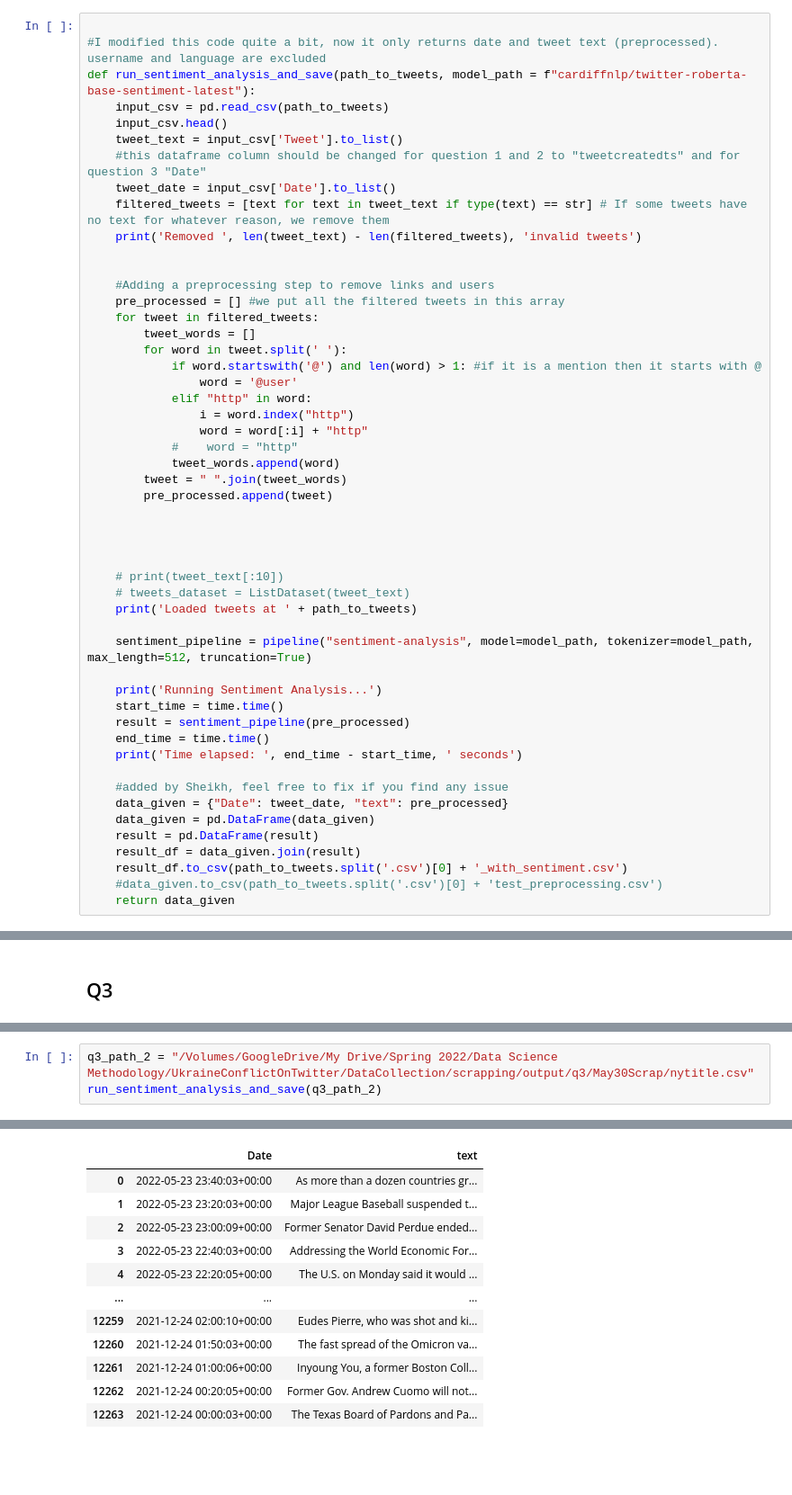
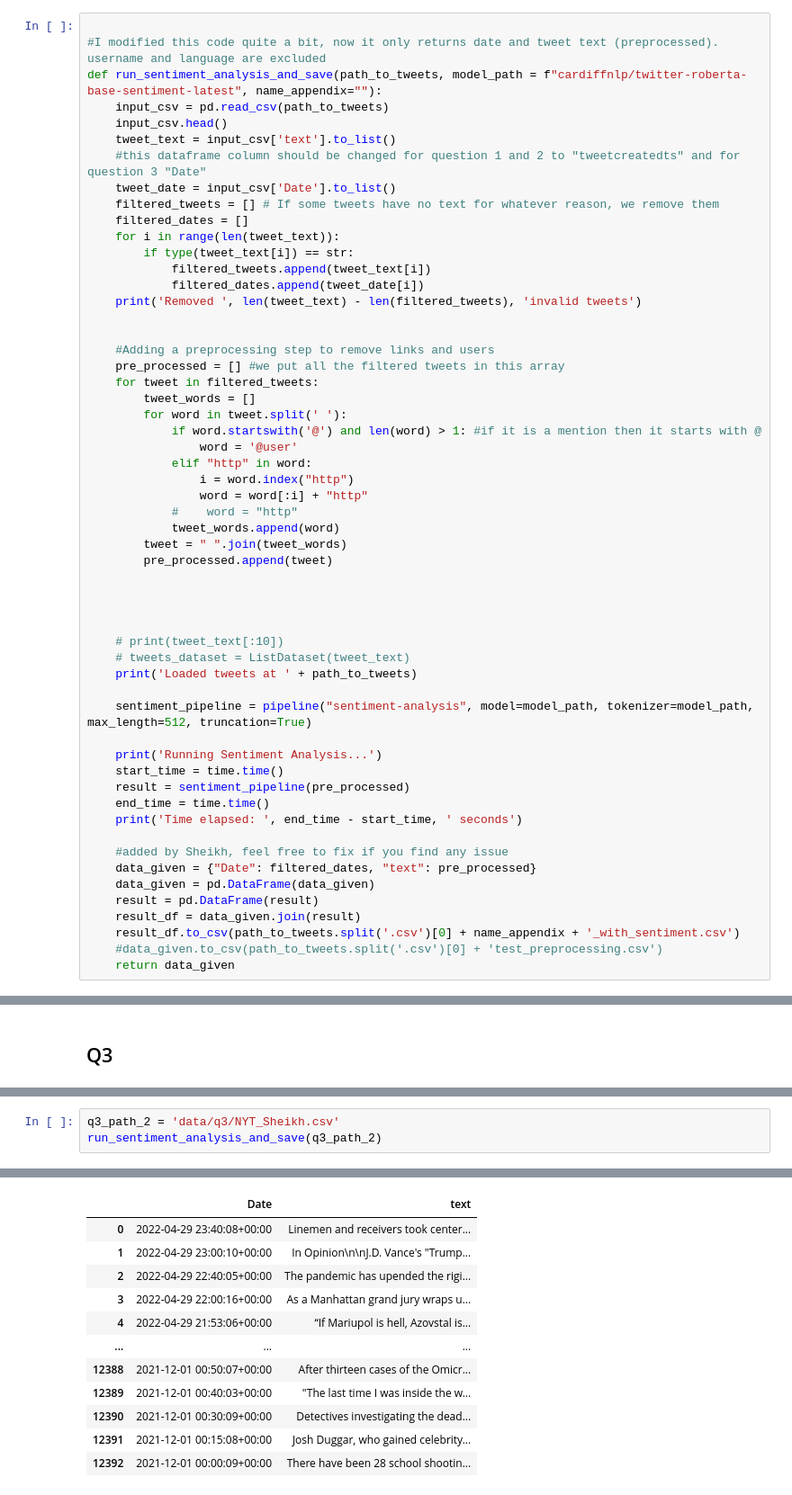
Before and after one commit to Bensas/UkraineConflictOnTwitter, a Jupyter notebook: SentimentAnalysis/TwitterSentimentAnalysis.ipynb, the cells around one changed output, grey strips where cells are left out. Shown at 90% size. Drawn from its saved outputs; the diff is of its cells as text; blank space fills up the shorter version.

```diff
--- a/SentimentAnalysis/TwitterSentimentAnalysis.ipynb
+++ b/SentimentAnalysis/TwitterSentimentAnalysis.ipynb
@@ -26,13 +26,18 @@ class ListDataset(Dataset):
 # %%
 
 #I modified this code quite a bit, now it only returns date and tweet text (preprocessed). username and language are excluded
-def run_sentiment_analysis_and_save(path_to_tweets, model_path = f"cardiffnlp/twitter-roberta-base-sentiment-latest"):
+def run_sentiment_analysis_and_save(path_to_tweets, model_path = f"cardiffnlp/twitter-roberta-base-sentiment-latest", name_appendix=""):
     input_csv = pd.read_csv(path_to_tweets)
     input_csv.head()
-    tweet_text = input_csv['Tweet'].to_list()
+    tweet_text = input_csv['text'].to_list()
     #this dataframe column should be changed for question 1 and 2 to "tweetcreatedts" and for question 3 "Date"
     tweet_date = input_csv['Date'].to_list()
-    filtered_tweets = [text for text in tweet_text if type(text) == str] # If some tweets have no text for whatever reason, we remove them
+    filtered_tweets = [] # If some tweets have no text for whatever reason, we remove them
+    filtered_dates = []
+    for i in range(len(tweet_text)):
+        if type(tweet_text[i]) == str:
+            filtered_tweets.append(tweet_text[i])
+            filtered_dates.append(tweet_date[i])
     print('Removed ', len(tweet_text) - len(filtered_tweets), 'invalid tweets')
 
 
@@ -67,11 +72,11 @@ def run_sentiment_analysis_and_save(path_to_tweets, model_path = f"cardiffnlp/tw
     print('Time elapsed: ', end_time - start_time, ' seconds')
 
     #added by Sheikh, feel free to fix if you find any issue
-    data_given = {"Date": tweet_date, "text": pre_processed}
+    data_given = {"Date": filtered_dates, "text": pre_processed}
     data_given = pd.DataFrame(data_given)
     result = pd.DataFrame(result)
     result_df = data_given.join(result)
-    result_df.to_csv(path_to_tweets.split('.csv')[0] + '_with_sentiment.csv')
+    result_df.to_csv(path_to_tweets.split('.csv')[0] + name_appendix + '_with_sentiment.csv')
     #data_given.to_csv(path_to_tweets.split('.csv')[0] + 'test_preprocessing.csv')
     return data_given
 # %% [markdown]
@@ -172,5 +304,5 @@ Time elapsed:  874.1434421539307  seconds
 # %%
-q3_path_2 = "/Volumes/GoogleDrive/My Drive/Spring 2022/Data Science Methodology/UkraineConflictOnTwitter/DataCollection/scrapping/output/q3/May30Scrap/nytitle.csv"
+q3_path_2 = 'data/q3/NYT_Sheikh.csv'
 run_sentiment_analysis_and_save(q3_path_2)
 # %% [output]
 Removed  0 invalid tweets
@@ -183,12 +315,12 @@ Time elapsed:  537.7459280490875  seconds
 |  | Date | text |
-| 0 | 2022-05-23 23:40:03+00:00 | As more than a dozen countries gr... |
-| 1 | 2022-05-23 23:20:03+00:00 | Major League Baseball suspended t... |
-| 2 | 2022-05-23 23:00:09+00:00 | Former Senator David Perdue ended... |
-| 3 | 2022-05-23 22:40:03+00:00 | Addressing the World Economic For... |
-| 4 | 2022-05-23 22:20:05+00:00 | The U.S. on Monday said it would ... |
+| 0 | 2022-04-29 23:40:08+00:00 | Linemen and receivers took center... |
+| 1 | 2022-04-29 23:00:10+00:00 | In Opinion\n\nJ.D. Vance's "Trump... |
+| 2 | 2022-04-29 22:40:05+00:00 | The pandemic has upended the rigi... |
+| 3 | 2022-04-29 22:00:16+00:00 | As a Manhattan grand jury wraps u... |
+| 4 | 2022-04-29 21:53:06+00:00 | “If Mariupol is hell, Azovstal is... |
 | ... | ... | ... |
-| 12259 | 2021-12-24 02:00:10+00:00 | Eudes Pierre, who was shot and ki... |
-| 12260 | 2021-12-24 01:50:03+00:00 | The fast spread of the Omicron va... |
-| 12261 | 2021-12-24 01:00:06+00:00 | Inyoung You, a former Boston Coll... |
-| 12262 | 2021-12-24 00:20:05+00:00 | Former Gov. Andrew Cuomo will not... |
-| 12263 | 2021-12-24 00:00:03+00:00 | The Texas Board of Pardons and Pa... |
+| 12388 | 2021-12-01 00:50:07+00:00 | After thirteen cases of the Omicr... |
+| 12389 | 2021-12-01 00:40:03+00:00 | "The last time I was inside the w... |
+| 12390 | 2021-12-01 00:30:09+00:00 | Detectives investigating the dead... |
+| 12391 | 2021-12-01 00:15:08+00:00 | Josh Duggar, who gained celebrity... |
+| 12392 | 2021-12-01 00:00:09+00:00 | There have been 28 school shootin... |
```
Also changed, not shown: parts of 15 cells of this notebook.
